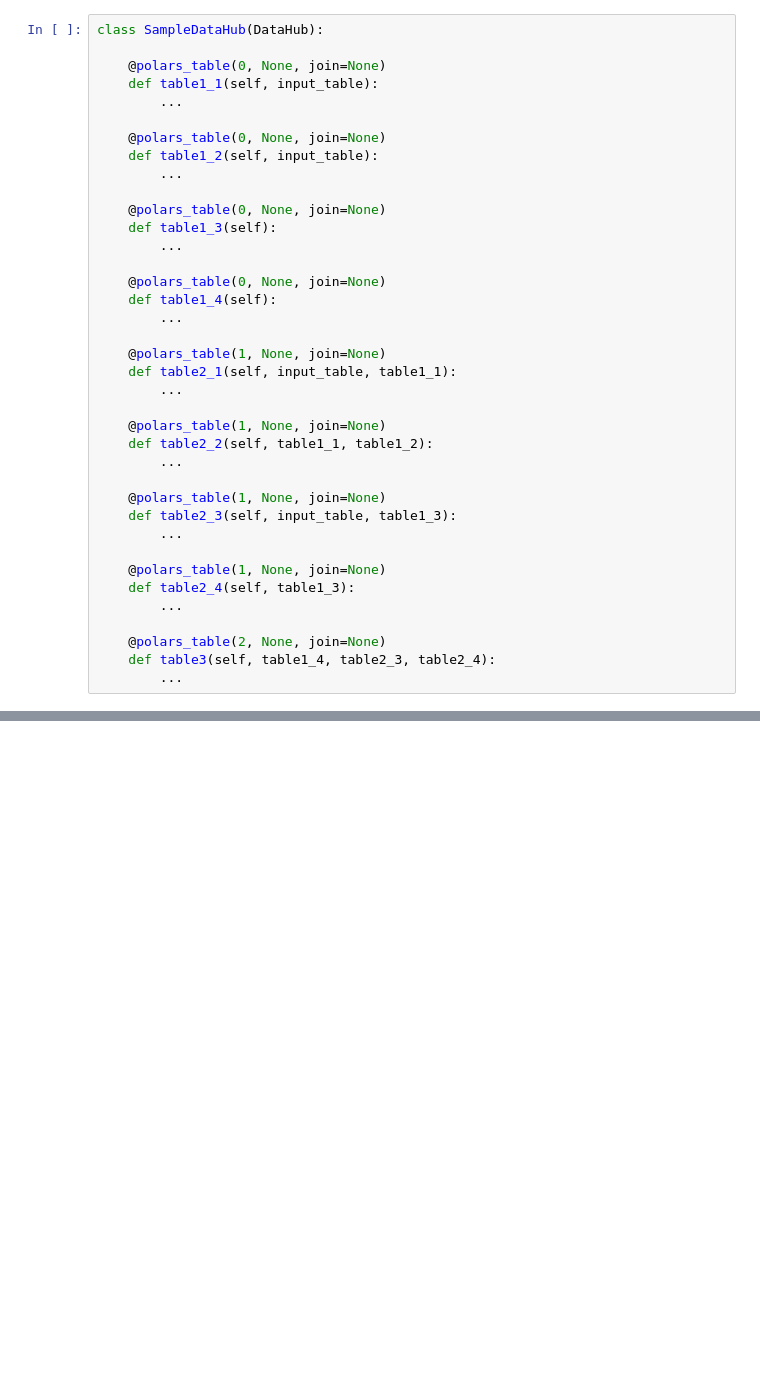
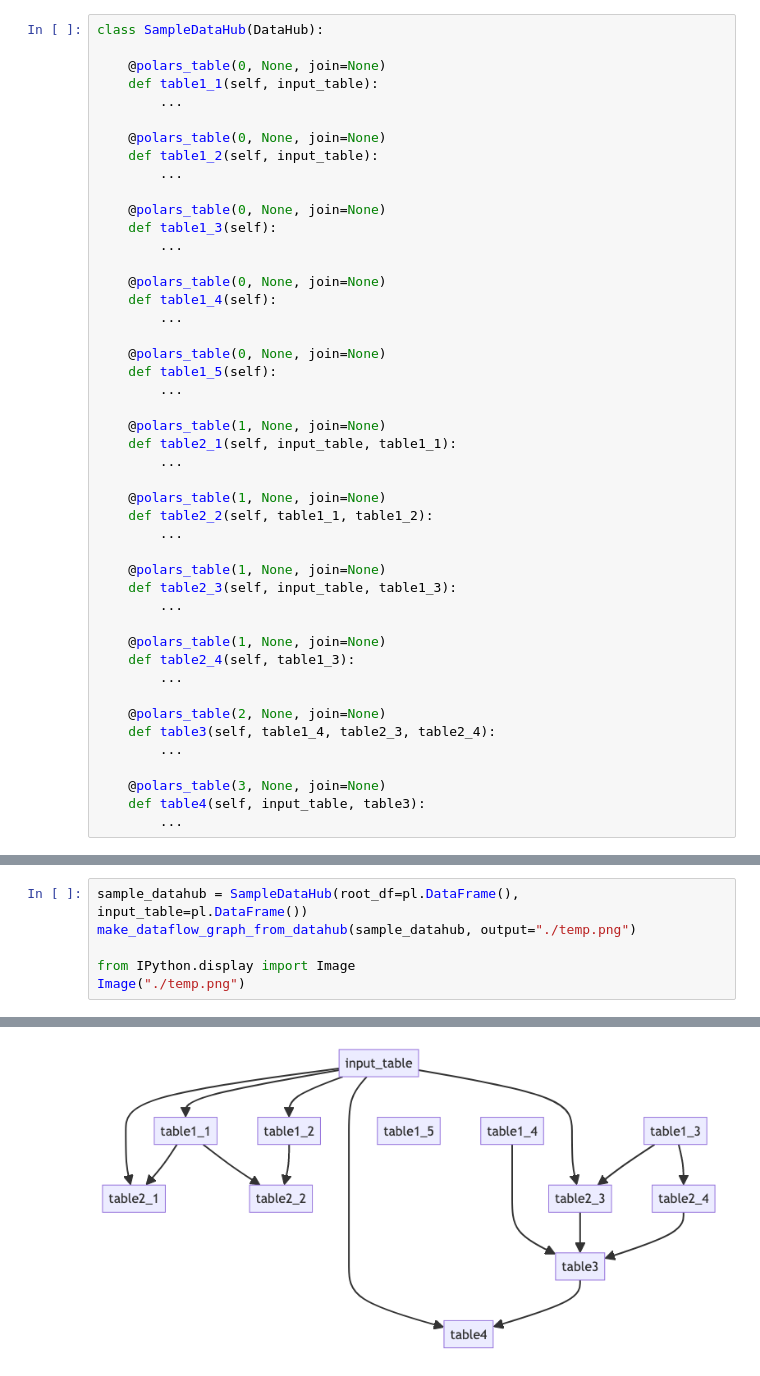
Before and after one commit to skanehira1126/pytred, a Jupyter notebook: examples/03_visualize_workflow.ipynb, the cells around one changed output, grey strips where cells are left out. Drawn from its saved outputs; the diff is of its cells as text; blank space fills up the shorter version.

Commit message:
change visualize package from graphviz to mermaid

```diff
--- a/examples/03_visualize_workflow.ipynb
+++ b/examples/03_visualize_workflow.ipynb
@@ -35,6 +42,10 @@ class SampleDataHub(DataHub):
 
     @polars_table(0, None, join=None)
     def table1_4(self):
+        ...
+
+    @polars_table(0, None, join=None)
+    def table1_5(self):
         ...
 
     @polars_table(1, None, join=None)
@@ -56,3 +67,7 @@ class SampleDataHub(DataHub):
     @polars_table(2, None, join=None)
     def table3(self, table1_4, table2_3, table2_4):
         ...
+
+    @polars_table(3, None, join=None)
+    def table4(self, input_table, table3):
+        ...
@@ -70,0 +74,7 @@ display(graph)
+# %%
+sample_datahub = SampleDataHub(root_df=pl.DataFrame(), input_table=pl.DataFrame())
+make_dataflow_graph_from_datahub(sample_datahub, output="./temp.png")
+
+from IPython.display import Image
+Image("./temp.png")
+# %% [output]
@@ -70,0 +82 @@ display(graph)
+[figure, added]
```
Also changed, not shown: parts of 7 cells of this notebook, 7 other files.
